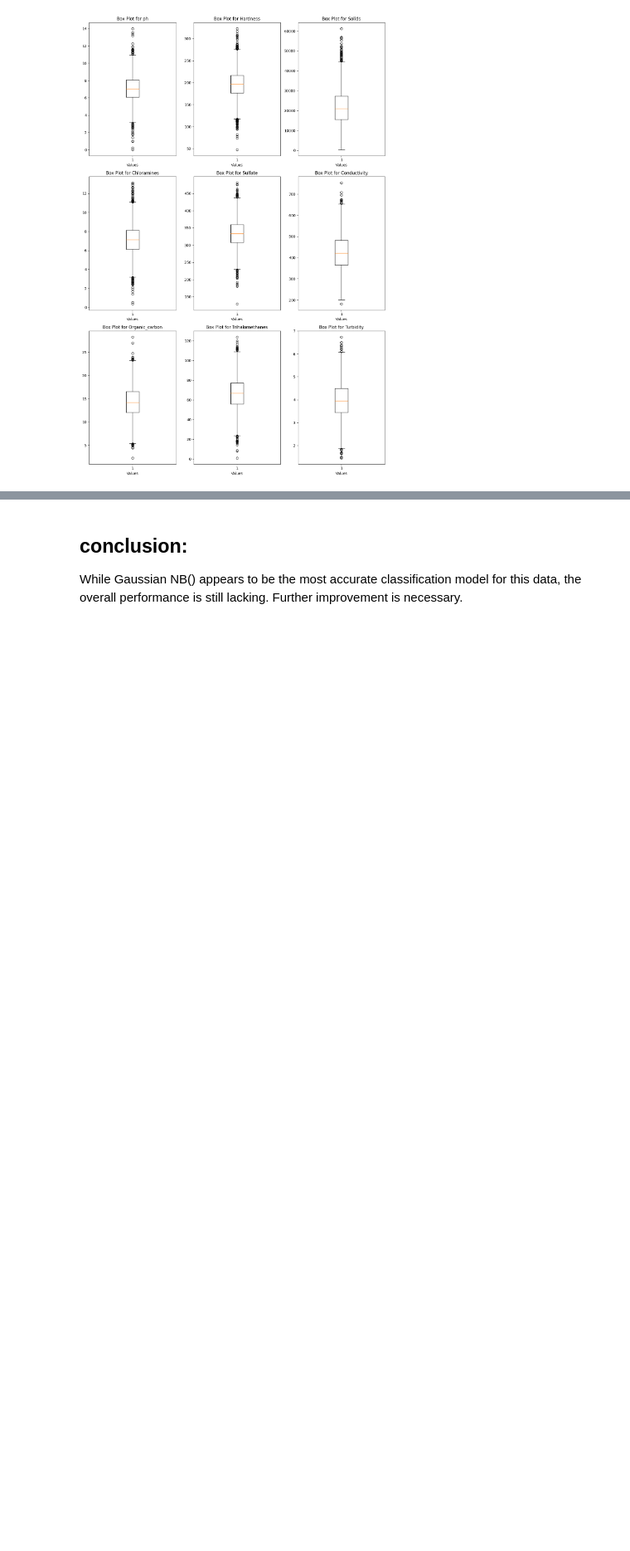
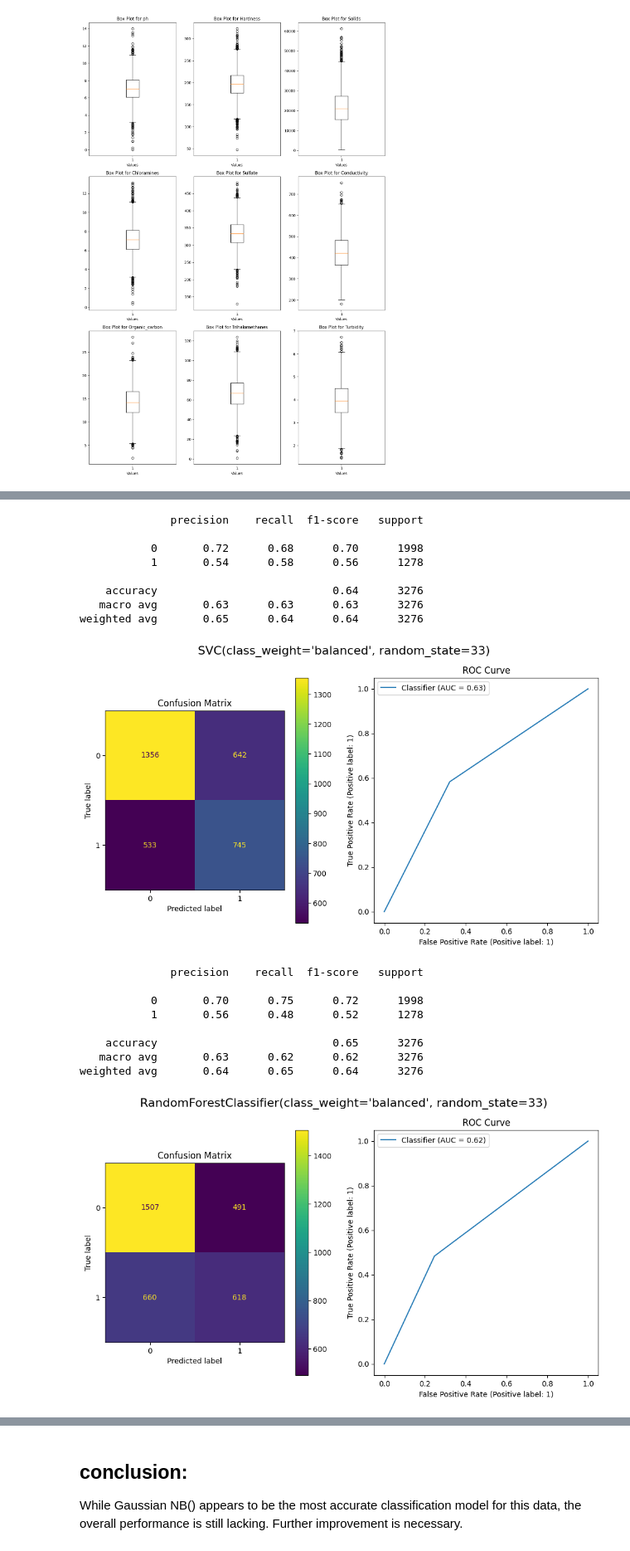
Before and after one commit to leedh7878/DanielLee_Project_Portfolio, a Jupyter notebook: Water_Quality_Potability/src/water_quality.ipynb, the cells around one changed output, grey strips where cells are left out. Shown at 83% size. Drawn from its saved outputs; the diff is of its cells as text; code cells hidden in the pictures; blank space fills up the shorter version.

```diff
--- a/Water_Quality_Potability/src/water_quality.ipynb
+++ b/Water_Quality_Potability/src/water_quality.ipynb
@@ -192,0 +309,75 @@ Furthermore, I will select three classifiers with higher cross-validation scores
+# %%
+
+# Define a custom scoring dictionary if you want to measure multiple metrics
+scoring = {
+    'accuracy': make_scorer(accuracy_score),
+    'precision': make_scorer(precision_score),
+    'f1': make_scorer(f1_score)  # You can add more metrics as needed
+}
+
+top_classifiers = [
+    SVC(random_state=33, class_weight='balanced'),
+    RandomForestClassifier(random_state=33, class_weight='balanced'),
+    KNeighborsClassifier(n_neighbors=66)
+]
+
+
+for classifier in top_classifiers:
+    pipe = Pipeline([
+        ('scaler', RobustScaler()),
+        ('imputer', KNNImputer(missing_values=np.nan)),
+        ('smote', SMOTE()),
+        ('classifier', classifier)
+    ])
+    # Lists to hold true and predicted values
+    y_true_all = []
+    y_pred_all = []
+
+    # Perform cross-validation
+    for train_idx, test_idx in skf.split(X, y):
+        pipe.fit(X.iloc[train_idx], y.iloc[train_idx])
+        y_pred = pipe.predict(X.iloc[test_idx])
+
+        # Collect true and predicted values
+        y_true_all.extend(y.iloc[test_idx])
+        y_pred_all.extend(y_pred)
+
+    # Generate the classification report
+    print(classification_report(y_true_all, y_pred_all))
+
+    # Plotting Confusion Matrix and ROC
+    fig, [ax_con, ax_roc] = plt.subplots(1, 2, figsize=(12, 6))
+    fig.suptitle(str(classifier), fontsize=16)
+
+    # Confusion Matrix
+    cm = confusion_matrix(y_true_all, y_pred_all, labels=pipe.classes_)
+    disp_C = ConfusionMatrixDisplay(confusion_matrix=cm, display_labels=pipe.classes_)
+    disp_C.plot(ax=ax_con)
+    ax_con.set_title('Confusion Matrix')
+
+    # ROC Curve
+    disp_R = RocCurveDisplay.from_predictions(y_true_all, y_pred_all, drop_intermediate= False, ax=ax_roc)
+    ax_roc.set_title('ROC Curve')
+
+    plt.legend()
+    plt.show()
+    print('\n')
+# %% [output]
+              precision    recall  f1-score   support
+
+           0       0.72      0.68      0.70      1998
+           1       0.54      0.58      0.56      1278
+
+    accuracy                           0.64      3276
+   macro avg       0.63      0.63      0.63      3276
+weighted avg       0.65      0.64      0.64      3276
+[figure, added]
+              precision    recall  f1-score   support
+
+           0       0.70      0.75      0.72      1998
+           1       0.56      0.48      0.52      1278
+
+    accuracy                           0.65      3276
+   macro avg       0.63      0.62      0.62      3276
+weighted avg       0.64      0.65      0.64      3276
+[figure, added]
```
Also changed, not shown: parts of 22 cells of this notebook.
